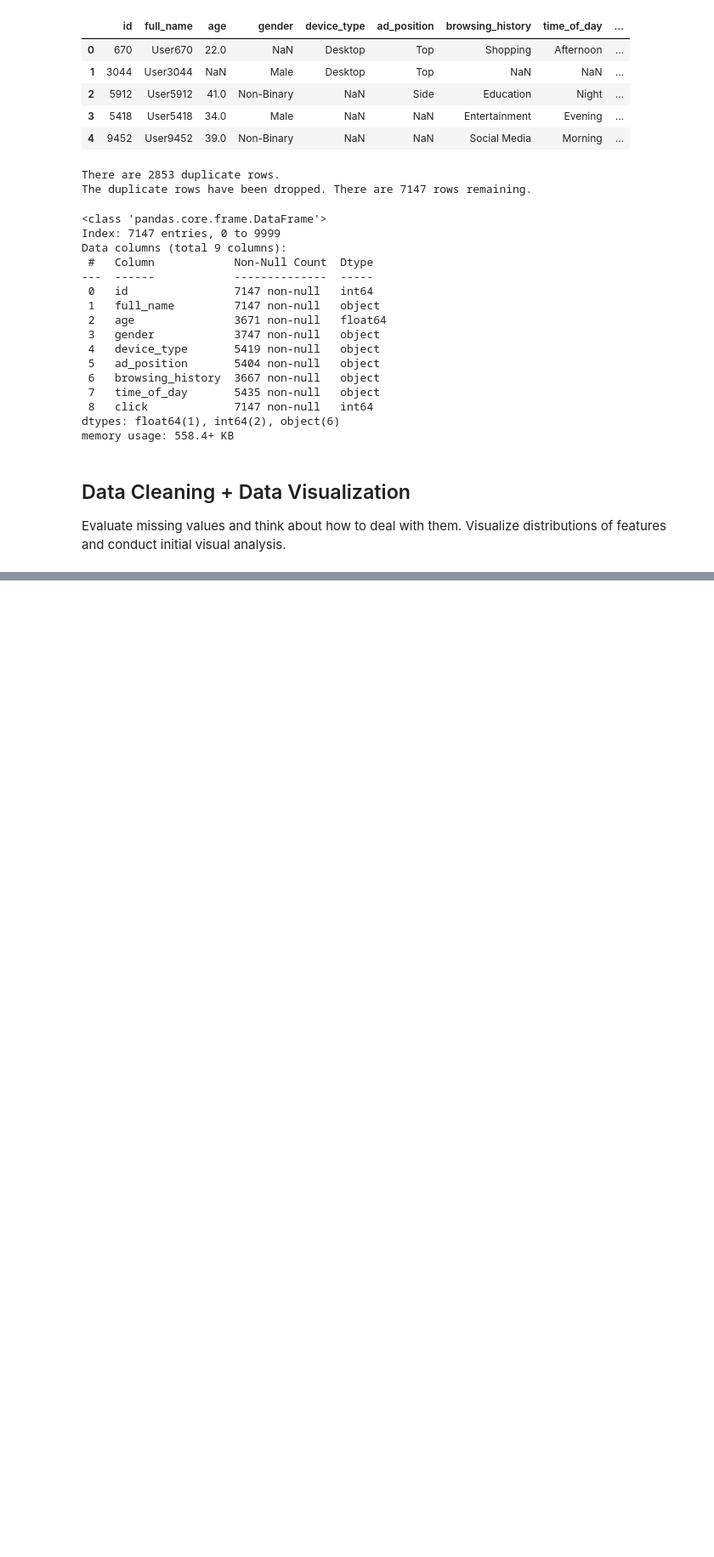
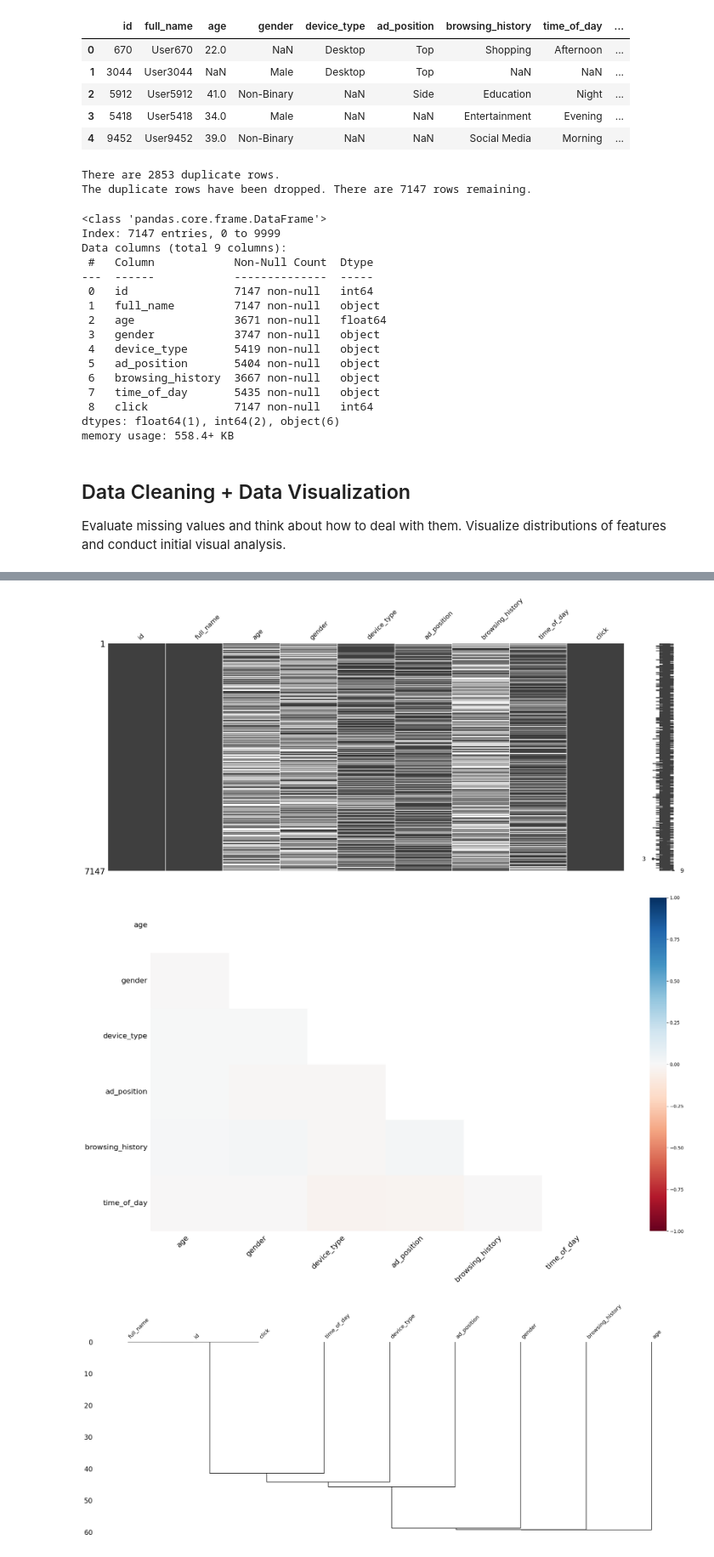
Before and after one commit to zabethe/ad-click-prediction, a Jupyter notebook: research.ipynb, the cells around one changed output, grey strips where cells are left out. Shown at 85% size. Cells and saved outputs as stored; diff of their text form; code cells hidden in the pictures; blank space fills up the shorter version.

```diff
--- a/research.ipynb
+++ b/research.ipynb
@@ -93,0 +136,20 @@ Evaluate missing values and think about how to deal with them. Visualize distrib
+# %%
+import missingno as msno
+
+# Check pattern of missingness
+
+# Missing matrix
+msno.matrix(adclicks)
+plt_show("missing_matrix")
+
+# Nullity correlation heatmap
+msno.heatmap(adclicks)
+plt_show("nullity_corr_heatmap")
+
+# Dendrogram
+msno.dendrogram(adclicks)
+plt_show("missing_dendrogram")
+# %% [output]
+[figure, added]
+[figure, added]
+[figure, added]
```
Also changed, not shown: parts of 20 cells of this notebook, 7 other files.
